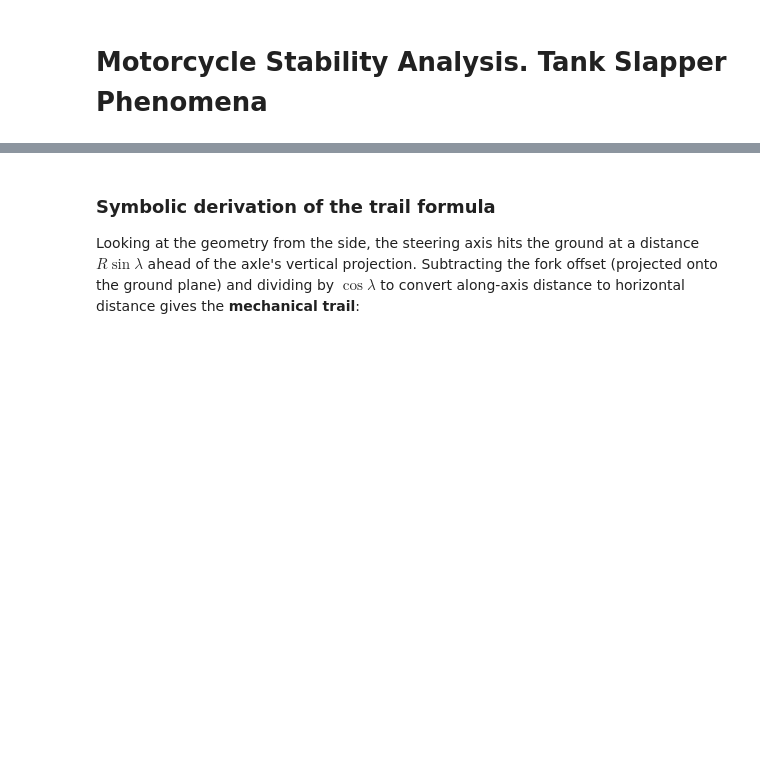
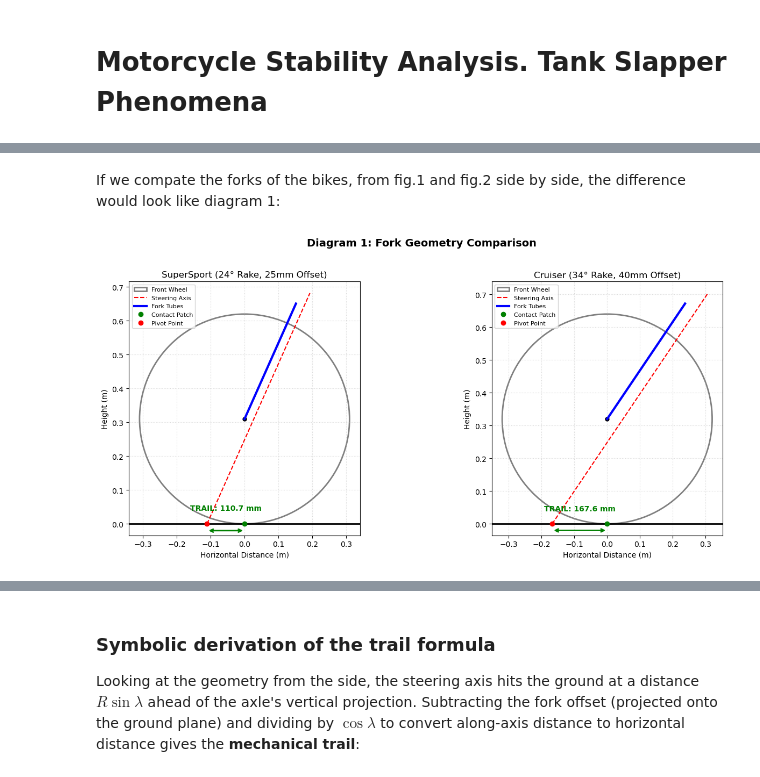
Before and after one commit to lizzardbald/motorcycle-stability, a Jupyter notebook: Main.ipynb, the cells around one changed output, grey strips where cells are left out. Drawn from its saved outputs; the diff is of its cells as text; code cells hidden in the pictures; blank space fills up the shorter version.

```diff
--- a/Main.ipynb
+++ b/Main.ipynb
@@ -29,0 +64,9 @@ We approach these questions using symbolic mathematics and numerical visualizati
+# %% [markdown]
+If we compate the forks of the bikes, from fig.1 and fig.2 side by side, the difference would look like diagram 1:
+# %%
+comparison.plot_fork_comparison([
+    {'rake_deg': 24, 'offset_mm': 25, 'wheel_radius_mm': 310, 'title': 'SuperSport (24° Rake, 25mm Offset)'},
+    {'rake_deg': 34, 'offset_mm': 40, 'wheel_radius_mm': 320, 'title': 'Cruiser (34° Rake, 40mm Offset)'},
+], suptitle="Diagram 1: Fork Geometry Comparison")
+# %% [output]
+[figure, added]
```
Also changed, not shown: parts of 8 cells of this notebook, 8 other files.
